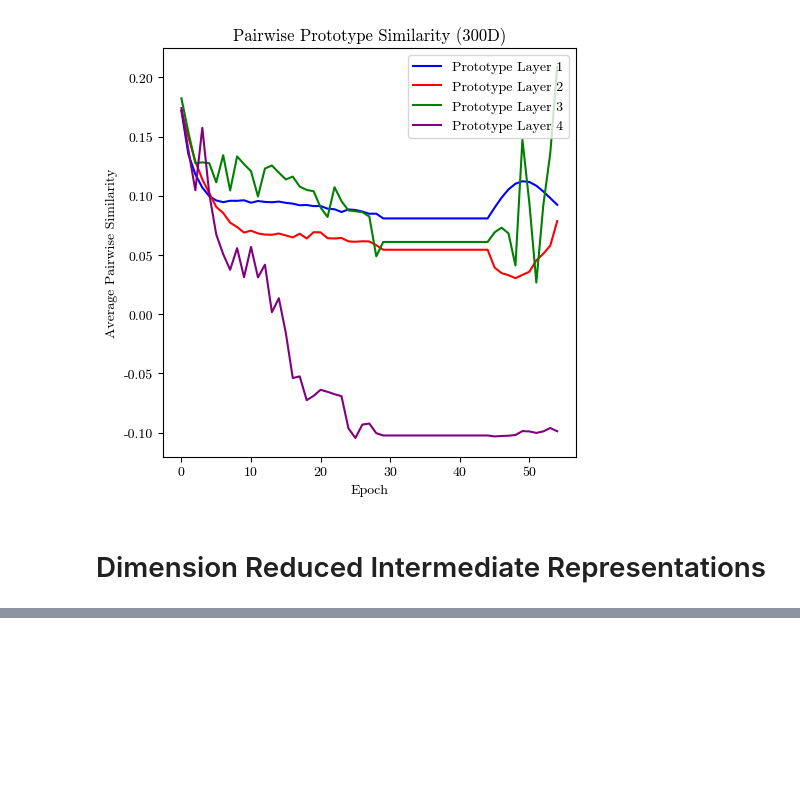
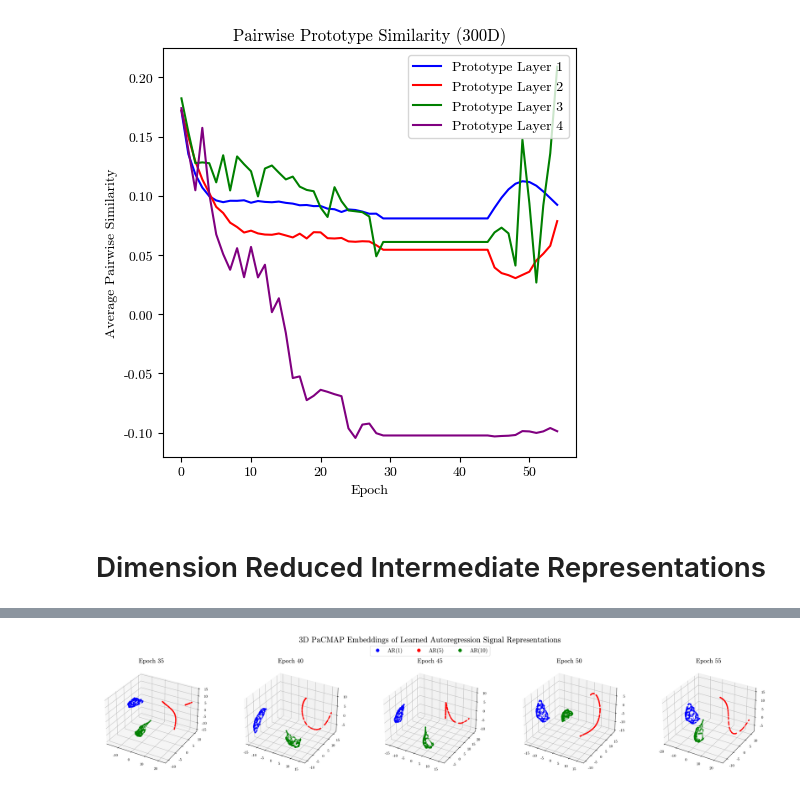
Before and after one commit to haiyan-wang/proto-tsrl, a Jupyter notebook: src/experiments/synthetic_univariate/autoregressive_experiments.ipynb, the cells around one changed output, grey strips where cells are left out. Drawn from its saved outputs; the diff is of its cells as text; code cells hidden in the pictures; blank space fills up the shorter version.

Commit message:
regenerate some figures

```diff
--- a/src/experiments/synthetic_univariate/autoregressive_experiments.ipynb
+++ b/src/experiments/synthetic_univariate/autoregressive_experiments.ipynb
@@ -479,35 +494,37 @@ for dim in REPR_DIMS:
                 emb[:, 0][y_test == class_value],
                 emb[:, 1][y_test == class_value],
                 emb[:, 2][y_test == class_value],
                 s = 5,
                 c = [class_colors[class_value]],
                 label = class_labels[class_value]
             )
 
         ax.set_title(f"Epoch {epoch}", fontsize = 16)
 
 legend_handles = [
     Line2D(
         [0], [0],
         marker = 'o',
         linestyle = 'None',
         color = class_colors[i],
         markersize = 8,
         label = class_labels[i]
     )
     for i in range(3)
 ]
 
 fig.legend(
     handles = legend_handles,
     loc = 'upper center',
-    bbox_to_anchor = (0.5, 0.955),
+    bbox_to_anchor = (0.5, 0.935),
     ncol = 3,
     frameon = True,
     fontsize = 14
 )
 
-fig.tight_layout(rect = [0, 0, 1, 0.92])
+fig.tight_layout(rect = [0, 0, 1, 0.89])
+# %% [output]
+[figure, added]
 # %%
 fig, axs = plt.subplots(
     1, 5,
```
Also changed, not shown: parts of 7 cells of this notebook.
